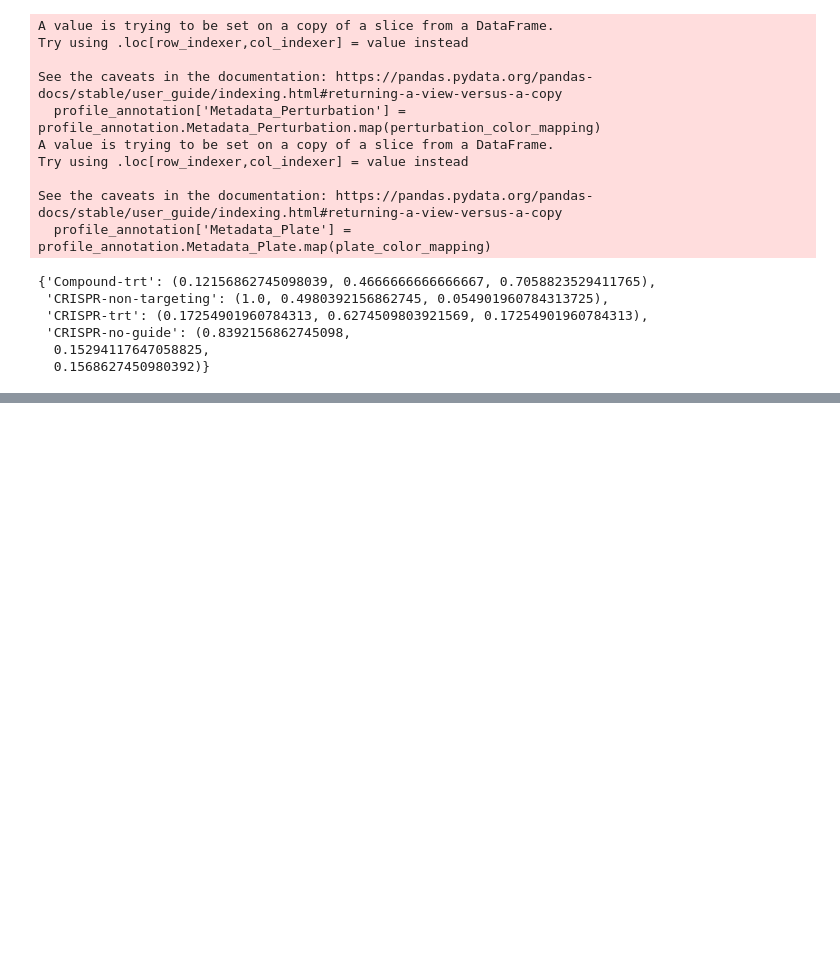
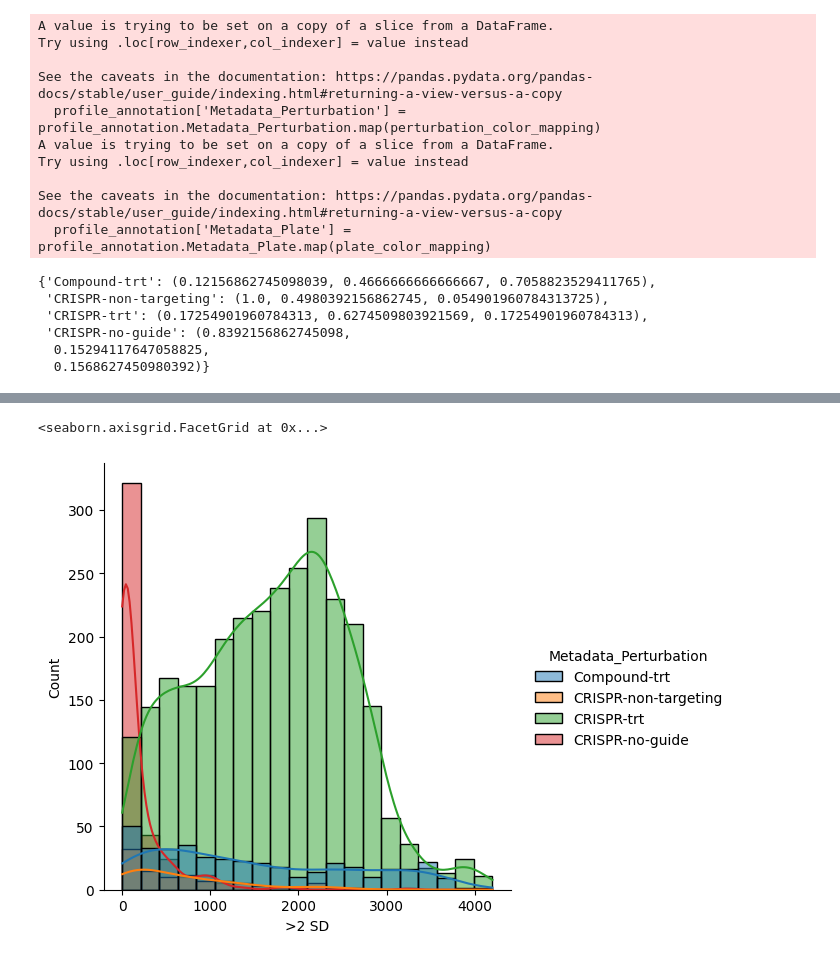
Before and after one commit to Craven-Biostat-Lab/morphology-prediction, a Jupyter notebook: data-loading.ipynb, the cells around one changed output, grey strips where cells are left out. Cells and saved outputs as stored; diff of their text form; code cells hidden in the pictures; blank space fills up the shorter version.

```diff
--- a/data-loading.ipynb
+++ b/data-loading.ipynb
@@ -892,0 +553,12 @@ sns.relplot(x=decomp[:,0], y=decomp[:,1], hue=tagged_profiles.tag, alpha=.5)
+# %%
+sd_counts_df = pd.concat([normalized_profiles[['Metadata_Perturbation', 'Metadata_Plate']], deviation_counts], axis='columns')
+
+sns.displot(
+    data=sd_counts_df,
+    x='>2 SD',
+    hue='Metadata_Perturbation',
+    kde=True
+)
+# %% [output]
+<seaborn.axisgrid.FacetGrid at 0x...>
+[figure, added]
```
Also changed, not shown: parts of 84 cells of this notebook, 1 other file.
